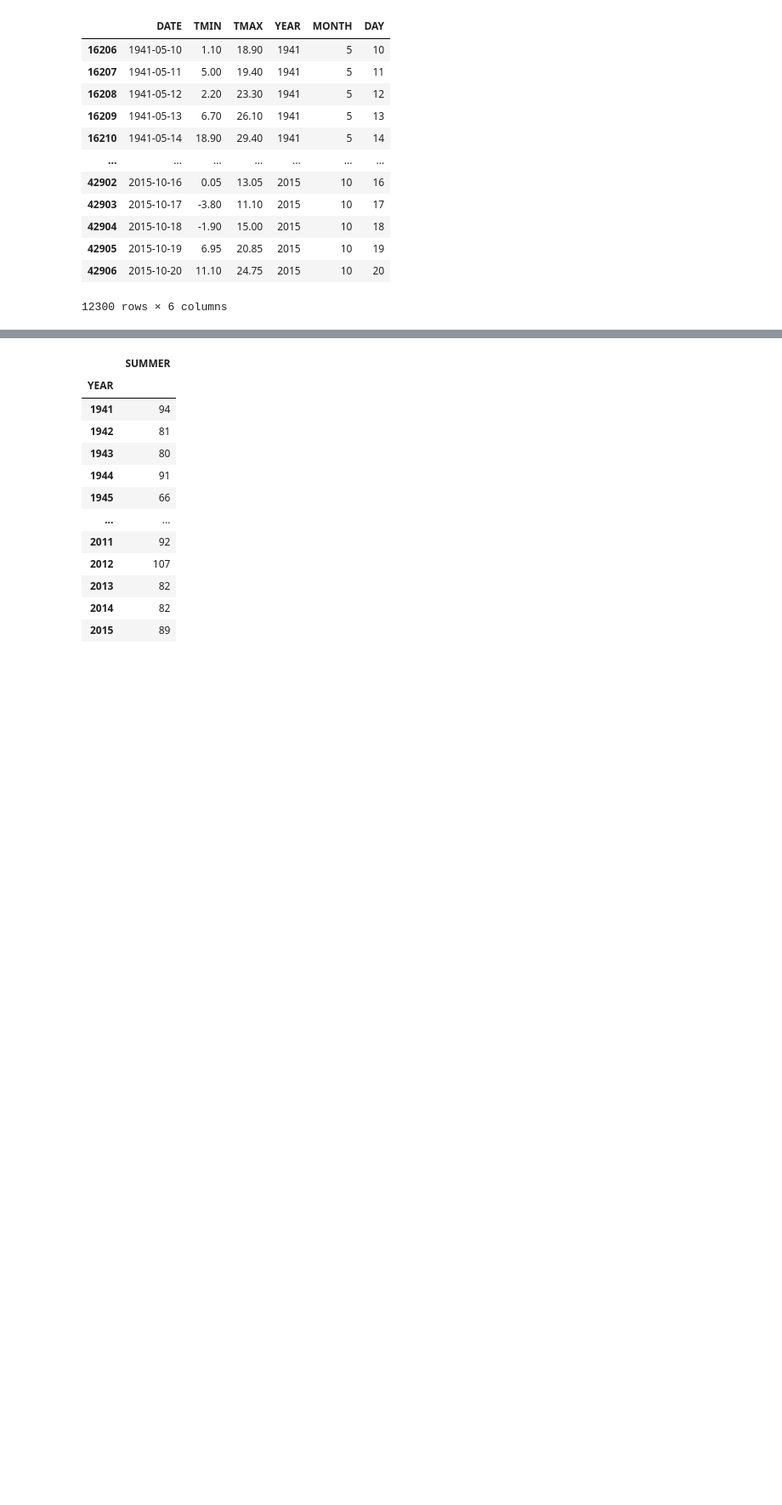
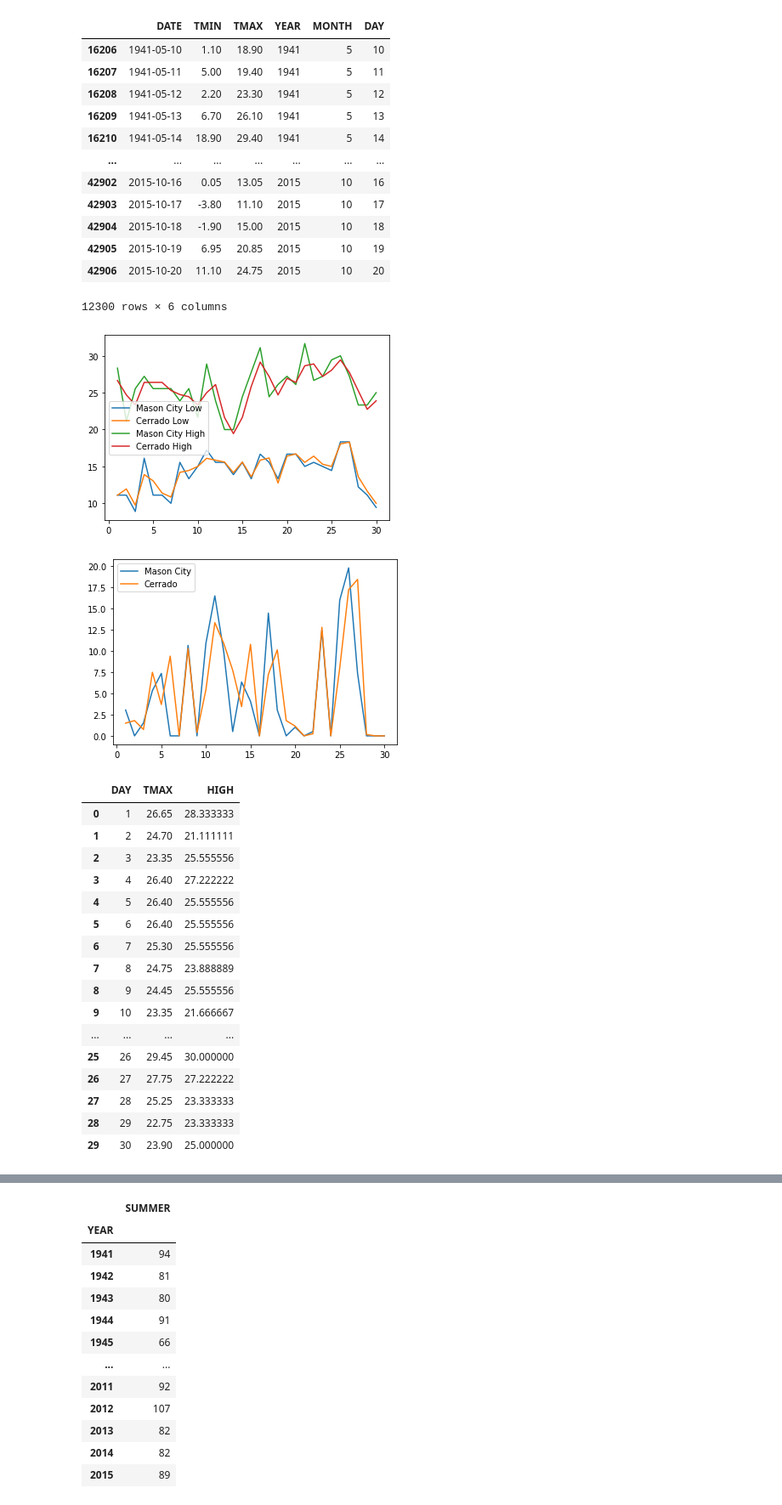
Before and after one commit to ucfjimg/CAP5610-project, a Jupyter notebook: notebooks/redo-wxextract.ipynb, the cells around one changed output, grey strips where cells are left out. Shown at 85% size. Drawn from its saved outputs; the diff is of its cells as text; code cells hidden in the pictures; blank space fills up the shorter version.

Commit message:
More wx data improve

```diff
--- a/notebooks/redo-wxextract.ipynb
+++ b/notebooks/redo-wxextract.ipynb
@@ -134,6 +131,59 @@ tempseasdf
 | 42905 | 2015-10-19 | 6.95 | 20.85 | 2015 | 10 | 19 |
 | 42906 | 2015-10-20 | 11.10 | 24.75 | 2015 | 10 | 20 |
 12300 rows × 6 columns
+# %%
+verf = pd.read_csv('../data/wx/mason_6_2010.csv')
+def f_to_c(f):
+    return (f - 32) * 5 / 9
+
+def in_to_mm(inch):
+    return inch * 25.4
+
+verf.LOW = verf.LOW.map(f_to_c)
+verf.HIGH = verf.HIGH.map(f_to_c)
+verf.NLOW = verf.NLOW.map(f_to_c)
+verf.NHIGH = verf.NHIGH.map(f_to_c)
+verf.RECLOW = verf.RECLOW.map(f_to_c)
+verf.RECHIGH = verf.RECHIGH.map(f_to_c)
+
+verf.PRCP = verf.PRCP.map(in_to_mm)
+verf.RECPRCP = verf.RECPRCP.map(in_to_mm)
+
+tt = tempdf[(tempdf.YEAR == 2010) & (tempdf.MONTH == 6)]
+plt.plot(range(1,31), verf.LOW, label='Mason City Low')
+plt.plot(range(1,31), tt.TMIN, label='Cerrado Low')
+plt.plot(range(1,31), verf.HIGH, label='Mason City High')
+plt.plot(range(1,31), tt.TMAX, label='Cerrado High')
+plt.legend()
+plt.show()
+
+pp = prcpdf[(prcpdf.YEAR == 2010) & (prcpdf.MONTH == 6)]
+plt.plot(range(1,31), verf.PRCP, label='Mason City')
+plt.plot(range(1,31), pp.PRCP, label='Cerrado')
+plt.legend()
+plt.show()
+verf['DAY'] = verf.ID
+tt.merge(verf, on='DAY')[['DAY', 'TMAX', 'HIGH']]
+# %% [output]
+[figure, added]
+[figure, added]
+|  | DAY | TMAX | HIGH |
+| 0 | 1 | 26.65 | 28.333333 |
+| 1 | 2 | 24.70 | 21.111111 |
+| 2 | 3 | 23.35 | 25.555556 |
+| 3 | 4 | 26.40 | 27.222222 |
+| 4 | 5 | 26.40 | 25.555556 |
+| 5 | 6 | 26.40 | 25.555556 |
+| 6 | 7 | 25.30 | 25.555556 |
+| 7 | 8 | 24.75 | 23.888889 |
+| 8 | 9 | 24.45 | 25.555556 |
+| 9 | 10 | 23.35 | 21.666667 |
+| ... | ... | ... | ... |
+| 25 | 26 | 29.45 | 30.000000 |
+| 26 | 27 | 27.75 | 27.222222 |
+| 27 | 28 | 25.25 | 23.333333 |
+| 28 | 29 | 22.75 | 23.333333 |
+| 29 | 30 | 23.90 | 25.000000 |
 # %%
 '''
 GSP
```
Also changed, not shown: parts of 12 cells of this notebook, 1 other file.
